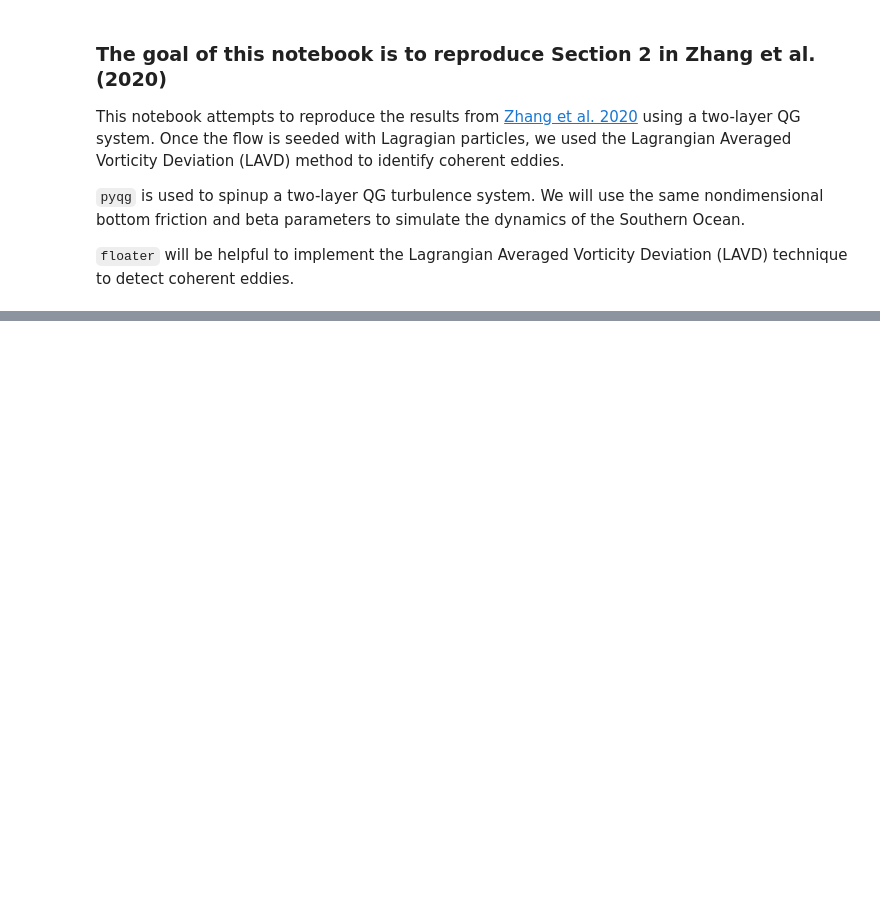
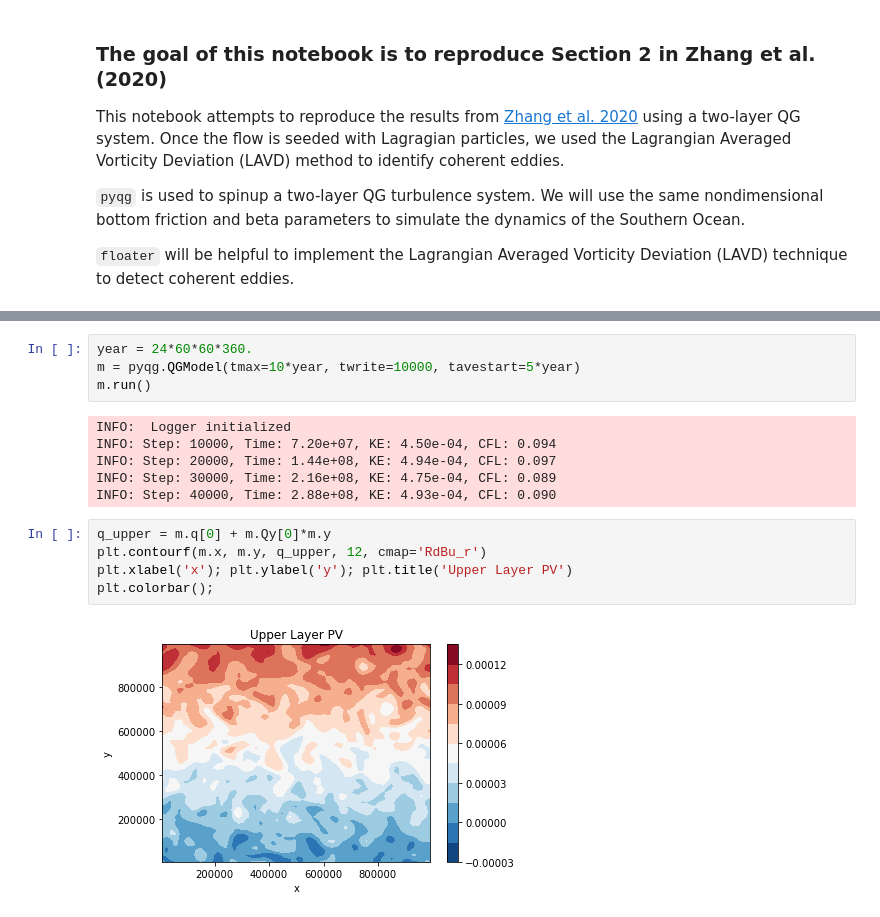
Before and after one commit to ocean-transport/lcs-ml, a Jupyter notebook: zhang_qg.ipynb, the cells around one changed output, grey strips where cells are left out. Cells and saved outputs as stored; diff of their text form; blank space fills up the shorter version.

Commit message:
Add pyqg module

```diff
--- a/zhang_qg.ipynb
+++ b/zhang_qg.ipynb
@@ -15,0 +14,17 @@ ImportError: No module named pyqg
+# %%
+year = 24*60*60*360.
+m = pyqg.QGModel(tmax=10*year, twrite=10000, tavestart=5*year)
+m.run()
+# %% [output]
+INFO:  Logger initialized
+INFO: Step: 10000, Time: 7.20e+07, KE: 4.50e-04, CFL: 0.094
+INFO: Step: 20000, Time: 1.44e+08, KE: 4.94e-04, CFL: 0.097
+INFO: Step: 30000, Time: 2.16e+08, KE: 4.75e-04, CFL: 0.089
+INFO: Step: 40000, Time: 2.88e+08, KE: 4.93e-04, CFL: 0.090
+# %%
+q_upper = m.q[0] + m.Qy[0]*m.y
+plt.contourf(m.x, m.y, q_upper, 12, cmap='RdBu_r')
+plt.xlabel('x'); plt.ylabel('y'); plt.title('Upper Layer PV')
+plt.colorbar();
+# %% [output]
+[figure, added]
```
Also changed, not shown: parts of 4 cells of this notebook, 12 other files.
